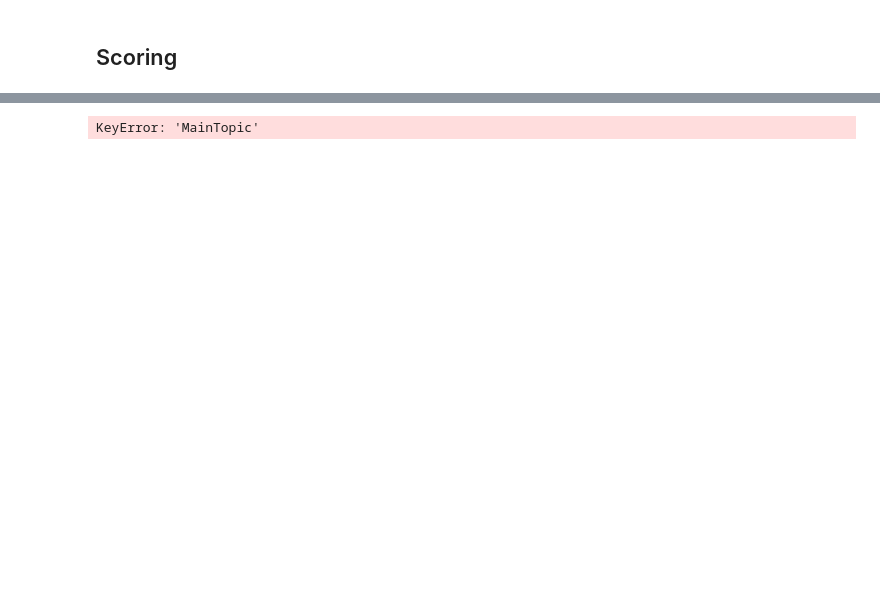
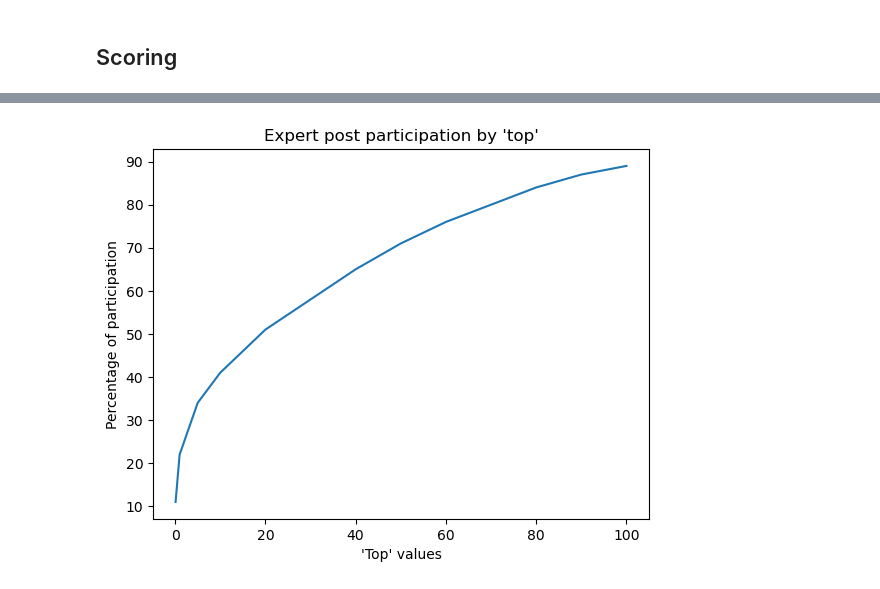
Before and after one commit to pierrehogenhaug/compToolsForDSProject, a Jupyter notebook: calculations.ipynb, the cells around one changed output, grey strips where cells are left out. Drawn from its saved outputs; the diff is of its cells as text; code cells hidden in the pictures; blank space fills up the shorter version.

```diff
--- a/calculations.ipynb
+++ b/calculations.ipynb
@@ -263,22 +249,13 @@ def scoring(topic, weights, row):
 # %%
-WEIGHTS = [0.5, 0.5, 0]
-
-
-answers_grouped = answers.groupby(['OwnerUserId', 'MainTopic']).agg({'Score': 'sum', 'ViewCount': 'sum', 'Id': 'size'})
-comments_grouped = comments.groupby(['UserId', 'MainTopic']).agg({'Score': 'sum', 'Views': 'sum', 'Id': 'size'})
-posts_grouped = posts.groupby(['OwnerUserId', 'MainTopic']).agg({'Score': 'sum', 'Views': 'sum', 'Id': 'size'})
-
 def scoring(topic, weights, row):
     # Retrieve data for the specific user and topic, if available
-    userAnswers = answers_grouped.loc[(row['Id'], topic)] if (row['Id'], topic) in answers_grouped.index else pd.Series({'Score': 0, 'ViewCount': 1, 'Id': 0})
-    userComments = comments_grouped.loc[(row['UserId'], topic)] if (row['UserId'], topic) in comments_grouped.index else pd.Series({'Score': 0, 'Views': 1, 'Id': 0})
-    userPosts = posts_grouped.loc[(row['Id'], topic)] if (row['Id'], topic) in posts_grouped.index else pd.Series({'Score': 0, 'Views': 1, 'Id': 0})
+    userPosts = posts_grouped.loc[(row['Id'], topic)] if (row['Id'], topic) in posts_grouped.index else pd.Series({'Score': 0, 'ViewCount': 1, 'Size': 0})
+    userAnswers = answers_grouped.loc[(row['Id'], topic)] if (row['Id'], topic) in answers_grouped.index else pd.Series({'Score': 0, 'ViewCount': 1, 'Size': 0})
+    userComments = comments_grouped.loc[(row['Id'], topic)] if (row['Id'], topic) in comments_grouped.index else pd.Series({'Score': 0, 'Views': 1, 'Size': 0})
 
     # Calculate the score
-    score = userAnswers['Id'] * (get_sentiment(row["AnswerSentiment"], topic) * 20 * userAnswers['Score'] / userAnswers['ViewCount']) * weights[0] +\
-            userComments['Id'] * max(userComments['Score'] / userComments['Views'], 1) * weights[1] +\
-            max(userPosts['Score'] / userPosts['Views'], 1) * weights[2]
+    score = userAnswers['Size'] * (get_sentiment(row["AvgTopicSentiment"], topic) * 20 * userAnswers['Score'] / userAnswers['ViewCount']) * weights[0] +\
+            userComments['Size'] * min(userComments['Score'] / userComments['Views'], 1) * weights[1] +\
+            min(userPosts['Score'] / userPosts['ViewCount'], 1) * weights[2]
 
     return score
-# %% [output]
-KeyError: 'MainTopic'
@@ -303,0 +289,45 @@ with ProgressBar():
+# %%
+def count_posts_expert_participated(experts):
+    exp_comments = comments[comments['UserId'].isin(experts)]["PostId"]
+    exp_answers = answers[answers['OwnerUserId'].isin(experts) | answers['Id'].isin(exp_comments)]["ParentId"]
+    exp_posts = posts[posts['OwnerUserId'].isin(experts) | posts['Id'].isin(exp_answers) | posts['Id'].isin(exp_comments)]["ParentId"]
+    return len(exp_posts)
+# %%
+import math
+def define_experts(top = 10):
+    ordered_users_by_topic = dict()
+    threshold = dict()
+    active_users_by_topic = dict()
+    expert_candidates = dict()
+    for i in range(len(TOPIC_TAGS)):
+        ordered_users_by_topic[i] = USERS.sort_values(by=f"Score_{i}", ascending=False)[['Id', f"Score_{i}"]]
+        active_users_by_topic[i] = ordered_users_by_topic[i][ordered_users_by_topic[i][f"Score_{i}"] > 0]
+        if(len(active_users_by_topic[i]) > 0):
+            threshold[i] = np.percentile(active_users_by_topic[i][f"Score_{i}"], q=(100 - top))
+        else:
+            threshold[i] = math.inf
+        expert_candidates[i] = list(active_users_by_topic[i][active_users_by_topic[i][f"Score_{i}"] >= threshold[i]]["Id"])
+
+    flatten_experts = list(pd.Series([el for i in expert_candidates for el in expert_candidates[i] ]).unique())
+
+    return expert_candidates, round(100*count_posts_expert_participated(flatten_experts)/count_posts_expert_participated(USERS["Id"]))
+# %%
+top_possible_values = [0.1, 1, 2, 5, 10, 15, 20, 30, 40, 50, 60, 70, 80, 90, 100]
+values = []
+for top in top_possible_values:
+    (_, perc) = define_experts(top)
+    values += [perc]
+# %%
+import matplotlib.pyplot as plt
+# Creating the plot
+plt.plot(top_possible_values, values)  # Plot x vs y
+
+# Adding title and labels
+plt.title("Expert post participation by 'top'")
+plt.xlabel("'Top' values")
+plt.ylabel("Percentage of participation")
+
+# Displaying the plot
+plt.show()
+# %% [output]
+[figure, added]
```
Also changed, not shown: parts of 13 cells of this notebook.
